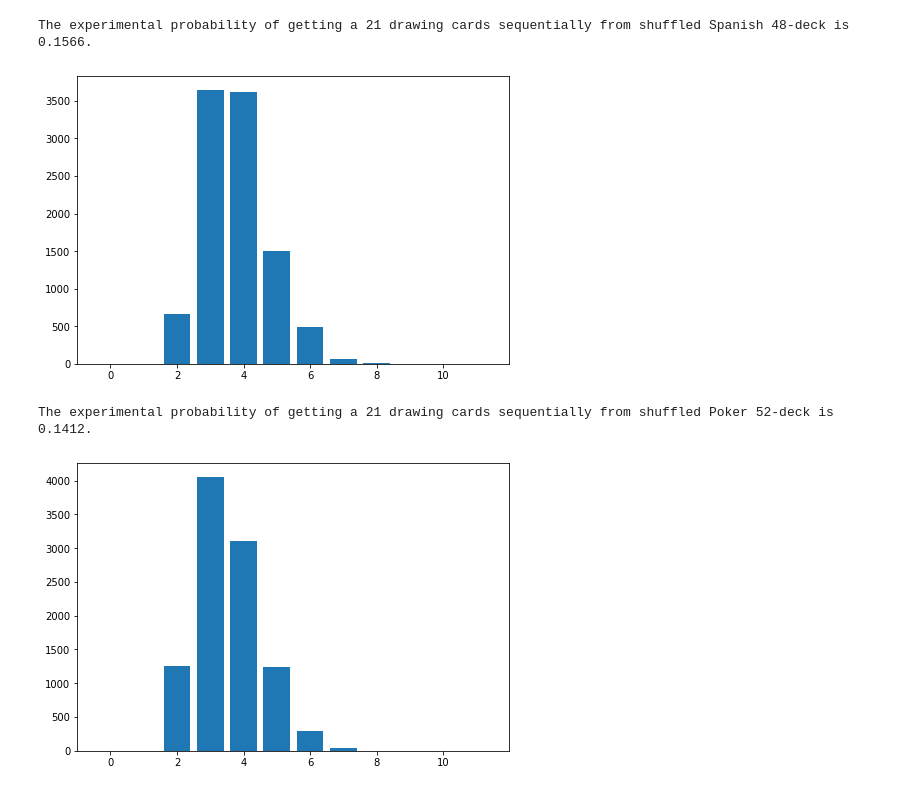
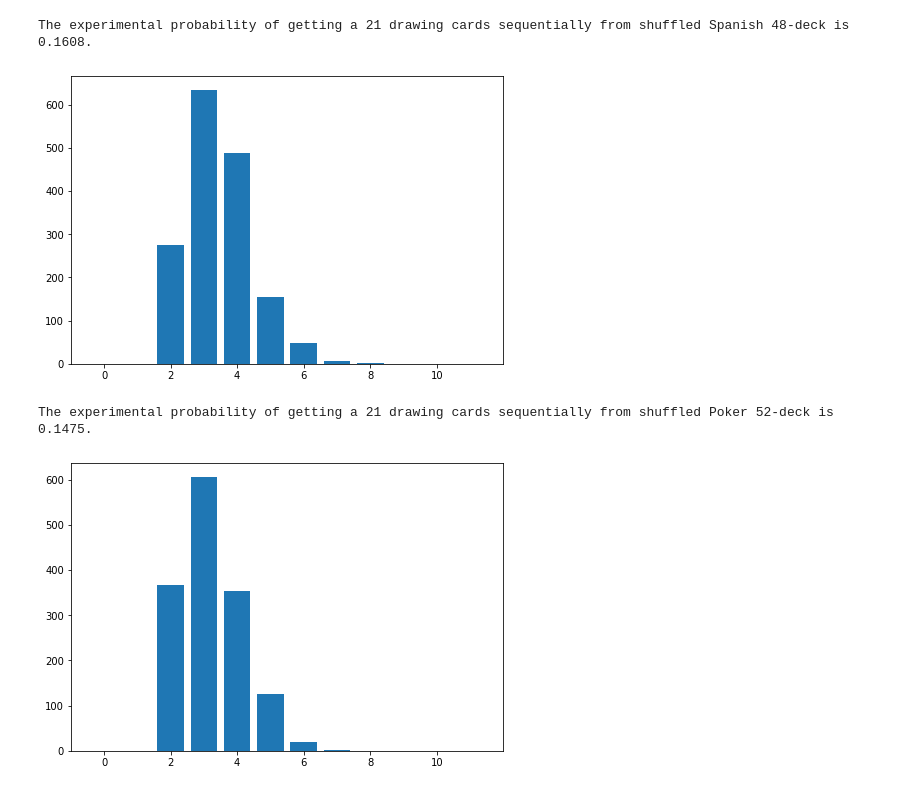
Before and after one commit to ddfulaa/AlgorithmsUN2020II, a Jupyter notebook: 21BlackjackGrClass2StGroup26.ipynb, the cells around one changed output. Cells and saved outputs as stored; diff of their text form; code cells hidden in the pictures.

```diff
--- a/21BlackjackGrClass2StGroup26.ipynb
+++ b/21BlackjackGrClass2StGroup26.ipynb
@@ -3,48 +17,49 @@
+# %%
+import random as r
+import matplotlib.pyplot as plt
+#play 21
+def sum21(deck,countCards,sum):
+  auxDeck = deck[:]
+  aux = 0
+  count = 0
+  while (sum < 21 ):
+    aux=r.choice(auxDeck)
+    sum=sum+aux
+    auxDeck.remove(aux)
+    count += 1
+
+  if sum == 21:
+    countCards[count] += 1
+    return 1
+  else:
+    return 0
 # %%
-import random as r
-import matplotlib.pyplot as plt
-#play 21
-def sum21(deck,countCards):
-  auxDeck = deck[:]
-  sum = 0
-  aux = 0
-  count = 0
-  while (sum < 21 ):
-    aux=r.choice(auxDeck)
-    sum=sum+aux
-    auxDeck.remove(aux)
-    count += 1
-  countCards[count] += 1
-  if sum == 21:
-    return 1
-  else:
-    return 0
-
 n=10000
 countSpanish = 0
 countPoker = 0
 countCardsSpanish = [0,0,0,0,0,0,0,0,0,0,0,0]
 countCardsPoker = [0,0,0,0,0,0,0,0,0,0,0,0]
 spanishDeck = [1,2,3,4,5,6,7,8,9,10,11,12,1,2,3,4,5,6,7,8,9,10,11,12,1,2,3,4,5,6,7,8,9,10,11,12,1,2,3,4,5,6,7,8,9,10,11,12]
 pokerDeck = [1,2,3,4,5,6,7,8,9,10,11,12,13,1,2,3,4,5,6,7,8,9,10,11,12,13,1,2,3,4,5,6,7,8,9,10,11,12,13,1,2,3,4,5,6,7,8,9,10,11,12,13]
+
 for i in range(1,n+1):
-  countSpanish += sum21(spanishDeck,countCardsSpanish)
-  countPoker += sum21(pokerDeck,countCardsPoker)
+  countSpanish += sum21(spanishDeck,countCardsSpanish,0)
+  countPoker += sum21(pokerDeck,countCardsPoker,0)
 probSpanish = countSpanish / n
 probPoker = countPoker / n
 
 print("The experimental probability of getting a 21 drawing cards sequentially from shuffled Spanish 48-deck is "+ str(probSpanish)+".")
 fig1 = plt.figure()
 ax1 = fig1.add_axes([0,0,1,1])
 ax1.bar(range(0,12),countCardsSpanish)
 plt.show()
 print("The experimental probability of getting a 21 drawing cards sequentially from shuffled Poker 52-deck is "+ str(probPoker)+".")
 fig2 = plt.figure()
 ax2 = fig2.add_axes([0,0,1,1])
 ax2.bar(range(0,12),countCardsPoker)
 plt.show()
 # %% [output]
-The experimental probability of getting a 21 drawing cards sequentially from shuffled Spanish 48-deck is 0.1566.
+The experimental probability of getting a 21 drawing cards sequentially from shuffled Spanish 48-deck is 0.1608.
-[figure, old version]
+[figure, new version]
-The experimental probability of getting a 21 drawing cards sequentially from shuffled Poker 52-deck is 0.1412.
+The experimental probability of getting a 21 drawing cards sequentially from shuffled Poker 52-deck is 0.1475.
-[figure, old version]
+[figure, new version]
```
Also changed, not shown: parts of 5 cells of this notebook.
